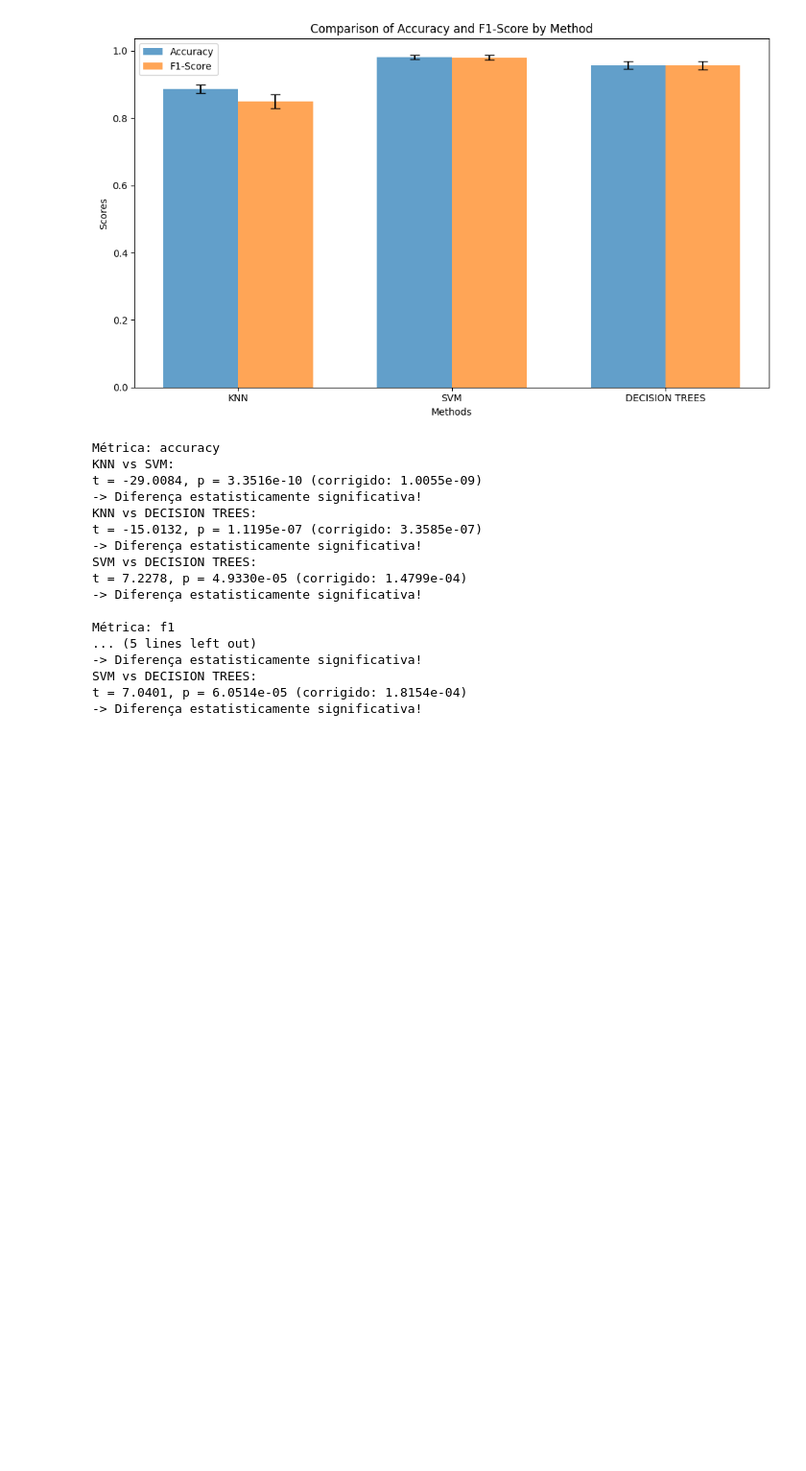
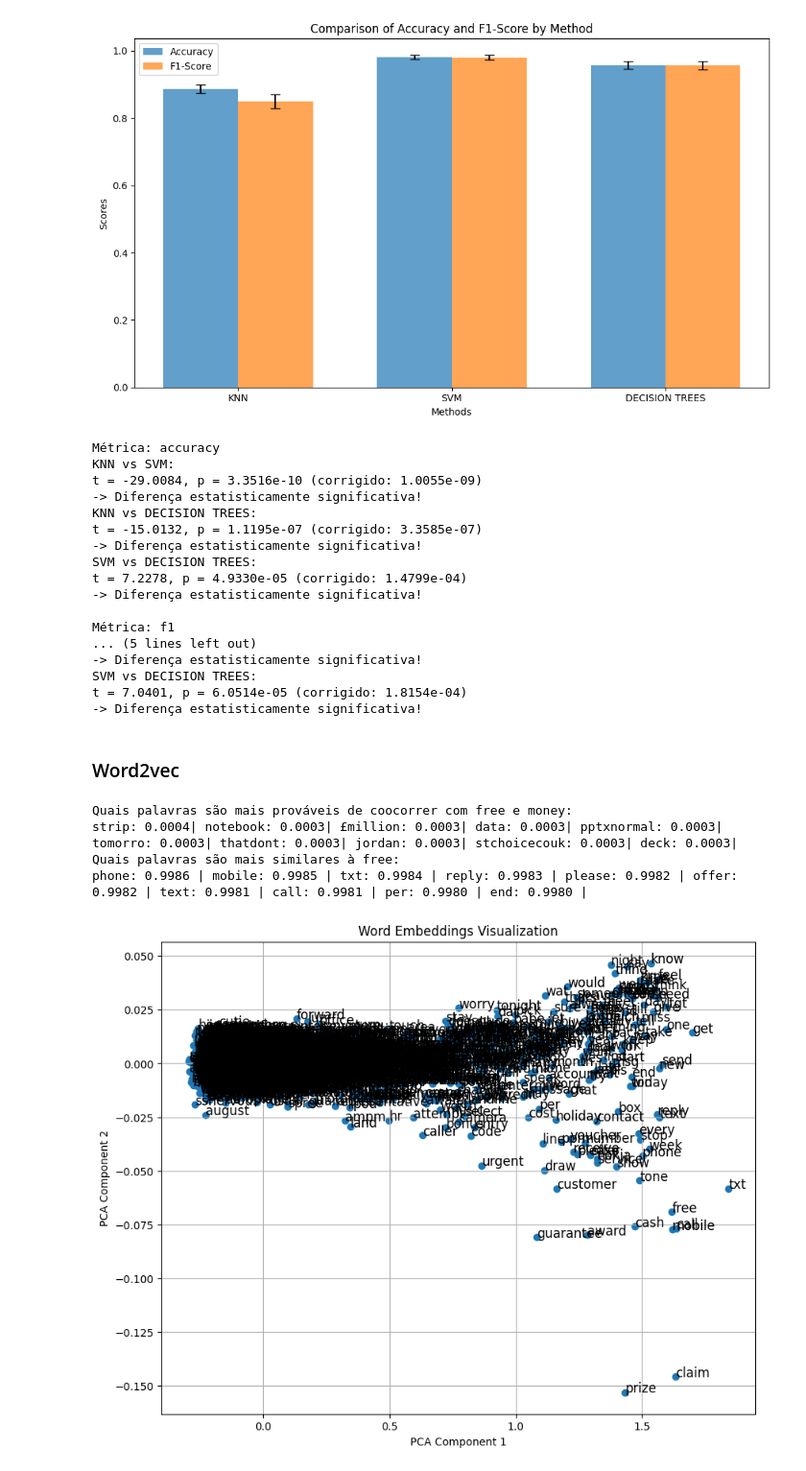
Before and after one commit to MateusoBrito/Lab-Pi, a Jupyter notebook: treinamento/Email.ipynb, the cells around one changed output. Shown: that part at 96% size. Saved outputs shown, nothing was run; the diff lists cells and outputs as text; code cells hidden in the pictures; blank space fills up the shorter version.

```diff
--- a/treinamento/Email.ipynb
+++ b/treinamento/Email.ipynb
@@ -546,3 +546,53 @@ Métrica: f1
 SVM vs DECISION TREES:
 t = 7.0401, p = 6.0514e-05 (corrigido: 1.8154e-04)
 -> Diferença estatisticamente significativa!
+# %% [markdown]
+### Word2vec
+# %%
+from gensim.models import Word2Vec
+
+model = Word2Vec(sentences = data_frame['message'],  vector_size=100, window=5, min_count=1, workers=4, sg=10)
+model.save("word2vec.model")
+# %%
+print("Quais palavras são mais prováveis de coocorrer com free e money:")
+probs = model.predict_output_word(["free","money"],topn=10)
+for word, prob in probs:
+    print(f"{word}: {prob:.4f}", end="| ")
+print(" ")
+
+print("Quais palavras são mais similares à free:")
+similiar_free = model.wv.most_similar("free", topn=10)
+for word, prob in similiar_free:
+    print(f"{word}: {prob:.4f}", end=" | ")
+print(" ")
+# %% [output]
+Quais palavras são mais prováveis de coocorrer com free e money:
+strip: 0.0004| notebook: 0.0003| £million: 0.0003| data: 0.0003| pptxnormal: 0.0003| tomorro: 0.0003| thatdont: 0.0003| jordan: 0.0003| stchoicecouk: 0.0003| deck: 0.0003|
+Quais palavras são mais similares à free:
+phone: 0.9986 | mobile: 0.9985 | txt: 0.9984 | reply: 0.9983 | please: 0.9982 | offer: 0.9982 | text: 0.9981 | call: 0.9981 | per: 0.9980 | end: 0.9980 |
+# %%
+#Reduce dimensionality of word vectors for visuaolization
+
+from sklearn.decomposition import PCA
+
+word_vectors = model.wv[model.wv.index_to_key] #Get the word vectors
+
+pca = PCA(n_components=2)
+result = pca.fit_transform(word_vectors) #Fit and transform the word vectors
+
+#Plot the words in a 2D space
+plt.figure(figsize=(10,8))
+plt.scatter(result[:,0],result[:,1])
+
+#Annotate words inn the plot
+words = list(model.wv.index_to_key)
+for i,word in enumerate(words):
+    plt.annotate(word,xy=([result[i,0],result[i,1]]), fontsize=12)
+
+plt.title("Word Embeddings Visualization")
+plt.xlabel("PCA Component 1")
+plt.ylabel("PCA Component 2")
+plt.grid()
+plt.show()
+# %% [output]
+[figure, added]
```
Also changed, not shown: 1 other file.
